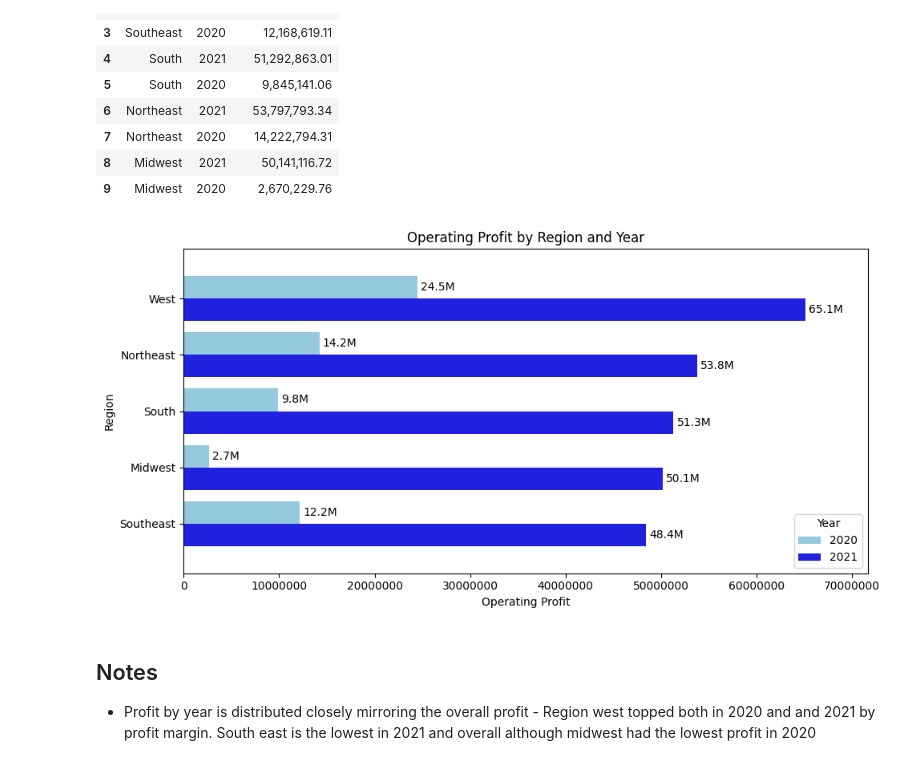
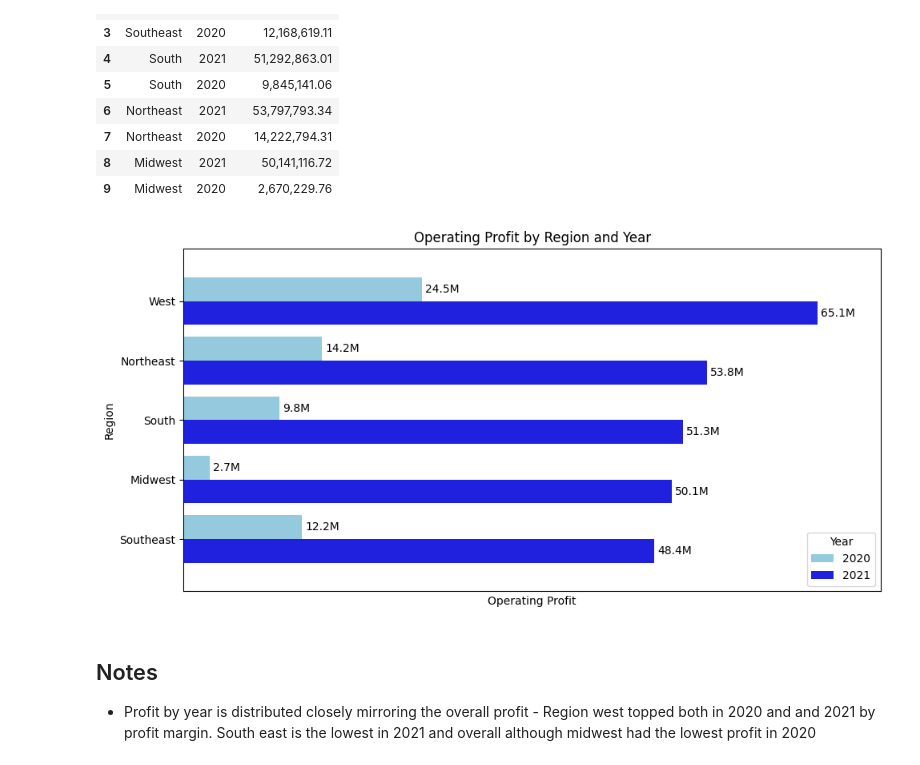
Before and after one commit to murithidenisgitobu/Adidas-Sales-Analysis-Across-the-US, a Jupyter notebook: Jupyter Notebook/adidas_notebook.ipynb, the cells around one changed output. Saved outputs shown, nothing was run; the diff lists cells and outputs as text; code cells hidden in the pictures.

```diff
--- a/Jupyter Notebook/adidas_notebook.ipynb
+++ b/Jupyter Notebook/adidas_notebook.ipynb
@@ -297,6 +297,9 @@ data["Day of Week"] = data["Invoice Date"].dt.day_name()
 # Add of the Month
 data["Day of Month"] = data["Invoice Date"].dt.day
 
+# Add week of the year
+data['Week'] = data["Invoice Date"].dt.isocalendar().week
+
 data.head()
 # %% [output]
 |  | Retailer | Retailer ID | Invoice Date | Region | State | City | Product | Price per Unit | Units Sold | ... |
@@ -422,35 +425,36 @@ region_profit.style.format({"Operating Profit": "{:,.2f}"})
 # %%
 # Sort regions by 2021 operating profit for clearer order in the chart
 order_2021 = (
     region_profit[region_profit["Year"] == 2021]
     .sort_values("Operating Profit", ascending=False)["Region"]
     .tolist()
 )
 
 # Create grouped horizontal bar plot
 plt.figure(figsize=(10, 5))
 ax = sns.barplot(
     data=region_profit,
     x="Operating Profit",
     y="Region",
     hue="Year",
     palette=["skyblue", "blue"],
     order=order_2021  # Sort by 2021 profits
 )
 
 # Add data labels
 for container in ax.containers:
     ax.bar_label(container, fmt='%.1fM', label_type='edge', padding=3,
                  labels=[f"{v.get_width() / 1_000_000:.1f}M" for v in container])
 
 plt.margins(x=0.1, y=0.1)
 plt.title("Operating Profit by Region and Year")
 plt.xlabel("Operating Profit")
-plt.ticklabel_format(style='plain', axis='x')  # Suppress scientific notation
+plt.ticklabel_format(style='plain', axis='x')
+plt.xticks([])
 plt.tight_layout()
 plt.show()
 # %% [output]
-[figure, old version]
+[figure, new version]
 # %% [markdown]
 ## Notes
 
```
Also changed, not shown: parts of 6 cells of this notebook, 2 other files.
